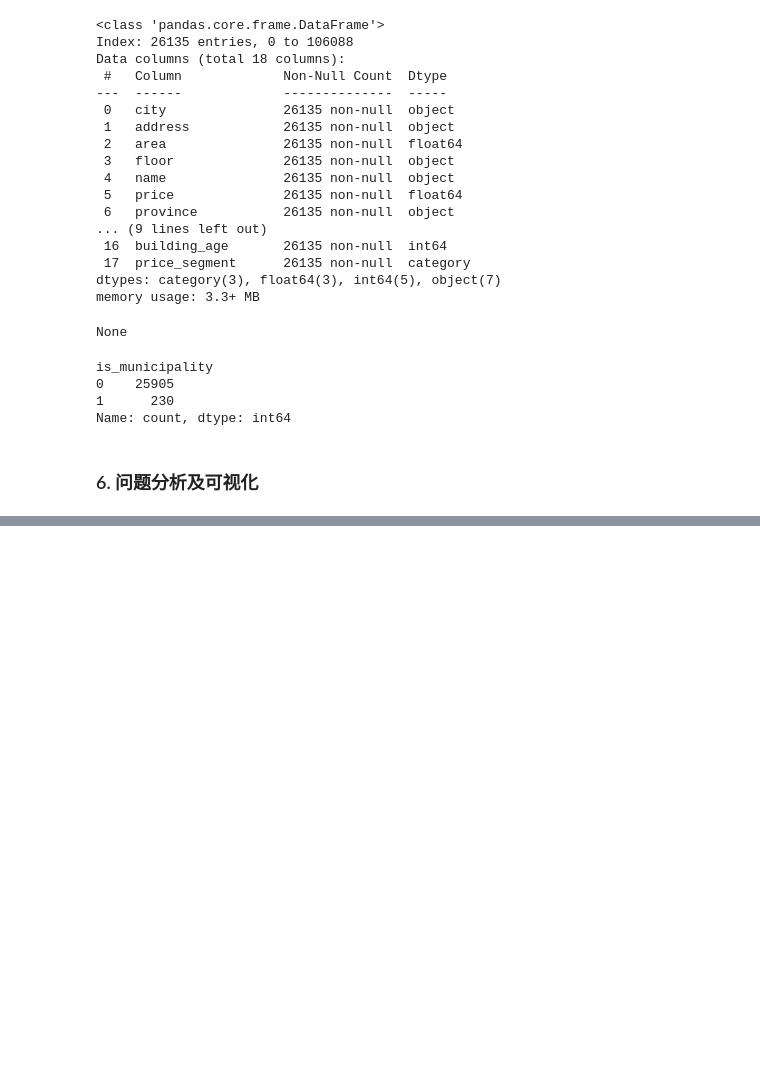
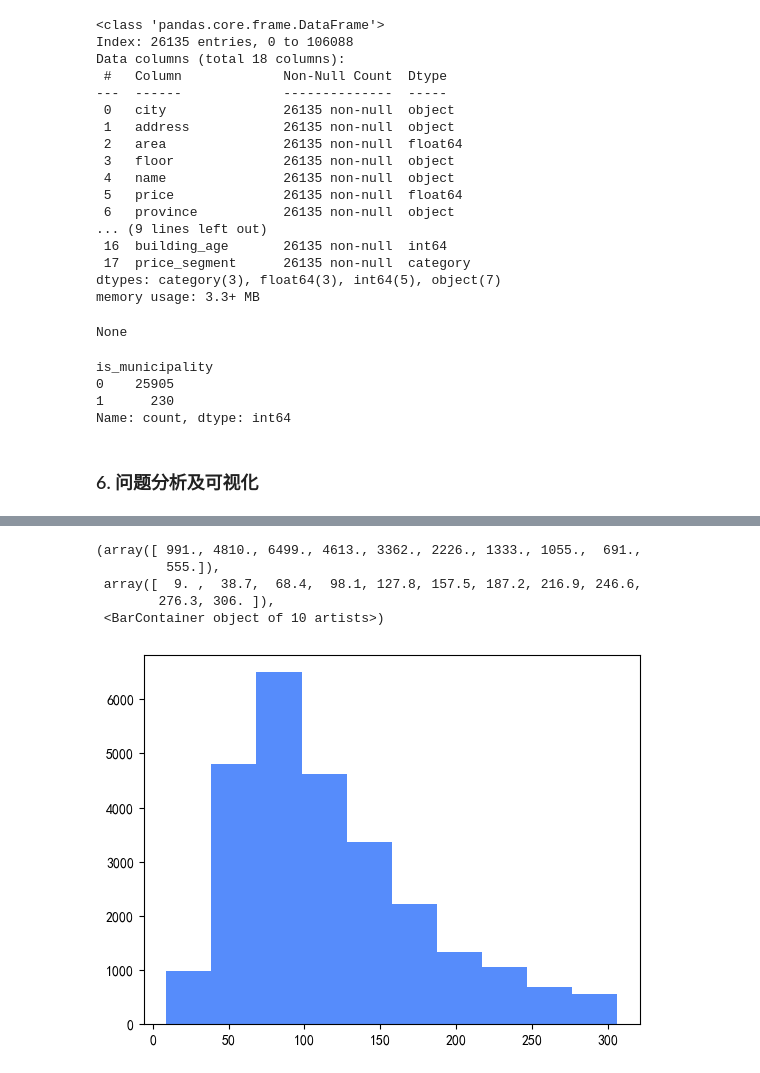
Before and after one commit to zimiao-dev/Python-Data-Analysis-Learning, a Jupyter notebook: 05_project_practice/Real Estate Market Insights and Valuation.ipynb, the cells around one changed output, grey strips where cells are left out. Cells and saved outputs as stored; diff of their text form; code cells hidden in the pictures; blank space fills up the shorter version.

```diff
--- a/05_project_practice/Real Estate Market Insights and Valuation.ipynb
+++ b/05_project_practice/Real Estate Market Insights and Valuation.ipynb
@@ -391,0 +448,11 @@ Name: count, dtype: int64
+# %%
+# 房价分布直方图
+plt.subplot(1, 1, 1)
+plt.hist(df['price'], bins=10)
+# %% [output]
+(array([ 991., 4810., 6499., 4613., 3362., 2226., 1333., 1055.,  691.,
+         555.]),
+ array([  9. ,  38.7,  68.4,  98.1, 127.8, 157.5, 187.2, 216.9, 246.6,
+        276.3, 306. ]),
+ <BarContainer object of 10 artists>)
+[figure, added]
```
Also changed, not shown: parts of 10 cells of this notebook.
